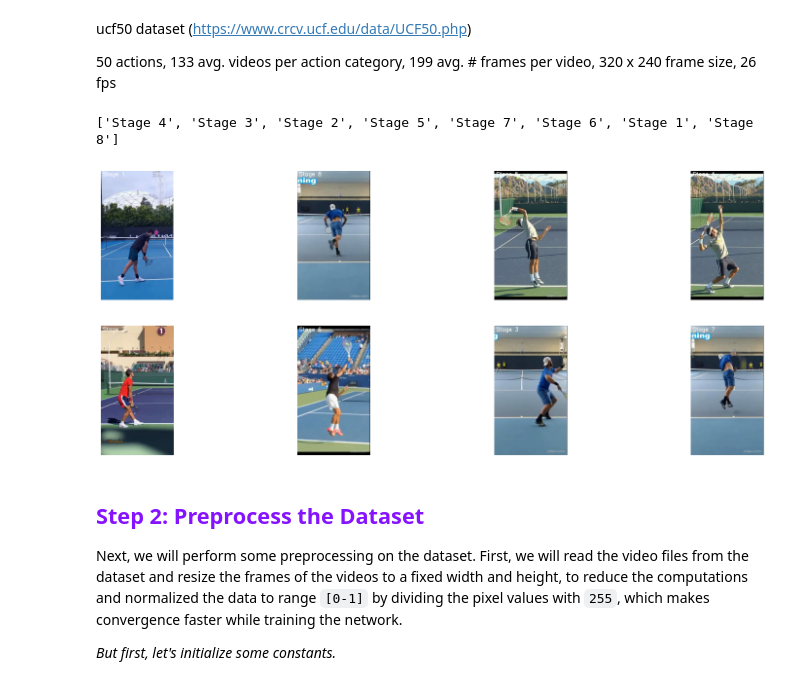
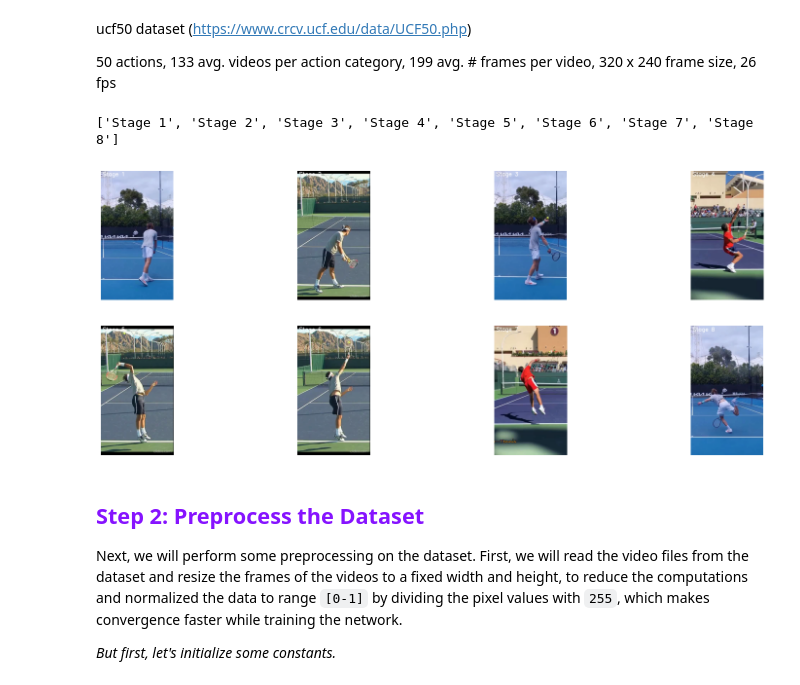
Before and after one commit to IncubyteAI/sports.ai, a Jupyter notebook: model.ipynb, the cells around one changed output. Drawn from its saved outputs; the diff is of its cells as text; code cells hidden in the pictures.

```diff
--- a/model.ipynb
+++ b/model.ipynb
@@ -33,6 +33,7 @@ ucf50 dataset (https://www.crcv.ucf.edu/data/UCF50.php)
 import matplotlib.pyplot as plt
 import os
 import cv2
+import random
 # Create a Matplotlib figure and specify the size of the figure.
 plt.figure(figsize = (20, 20))
 
@@ -43,42 +44,40 @@ all_classes_names.remove('.DS_Store')
 all_classes_names.remove('RStages-Ann')
 all_classes_names.remove('RTennisServes')
 all_classes_names.remove('dataset.csv')
+all_classes_names.sort()
 print(all_classes_names)
 
-random_range = random.sample(range(len(all_classes_names)), 8)
-
 # Iterating through all the generated random values.
-for counter, random_index in enumerate(random_range, 1):
+for counter, random_index in enumerate(range(8), 1):
 
     # Retrieve a Class Name using the Random Index.
     selected_class_Name = all_classes_names[random_index]
 
     # Retrieve the list of all the video files present in the randomly selected Class Directory.
     video_files_names_list = os.listdir(f'RData/{selected_class_Name}')
 
     # Randomly select a video file from the list retrieved from the randomly selected Class Directory.
     selected_video_file_name = random.choice(video_files_names_list)
 
     # Initialize a VideoCapture object to read from the video File.
     video_reader = cv2.VideoCapture(f'RData/{selected_class_Name}/{selected_video_file_name}')
 
     # Read the first frame of the video file.
     _, bgr_frame = video_reader.read()
 
     # Release the VideoCapture object.
     video_reader.release()
 
     # Convert the frame from BGR into RGB format.
     rgb_frame = cv2.cvtColor(bgr_frame, cv2.COLOR_BGR2RGB)
-
     # Write the class name on the video frame.
     cv2.putText(rgb_frame, selected_class_Name, (10, 30), cv2.FONT_HERSHEY_SIMPLEX, 1, (255, 255, 255), 2)
 
     # Display the frame.
     plt.subplot(5, 4, counter);plt.imshow(rgb_frame);plt.axis('off')
 # %% [output]
-['Stage 4', 'Stage 3', 'Stage 2', 'Stage 5', 'Stage 7', 'Stage 6', 'Stage 1', 'Stage 8']
+['Stage 1', 'Stage 2', 'Stage 3', 'Stage 4', 'Stage 5', 'Stage 6', 'Stage 7', 'Stage 8']
-[figure, old version]
+[figure, new version]
 # %% [markdown]
 ## **<font style="color:rgb(134,19,348)">Step 2: Preprocess the Dataset</font>**
 
```
Also changed, not shown: parts of 10 cells of this notebook.
